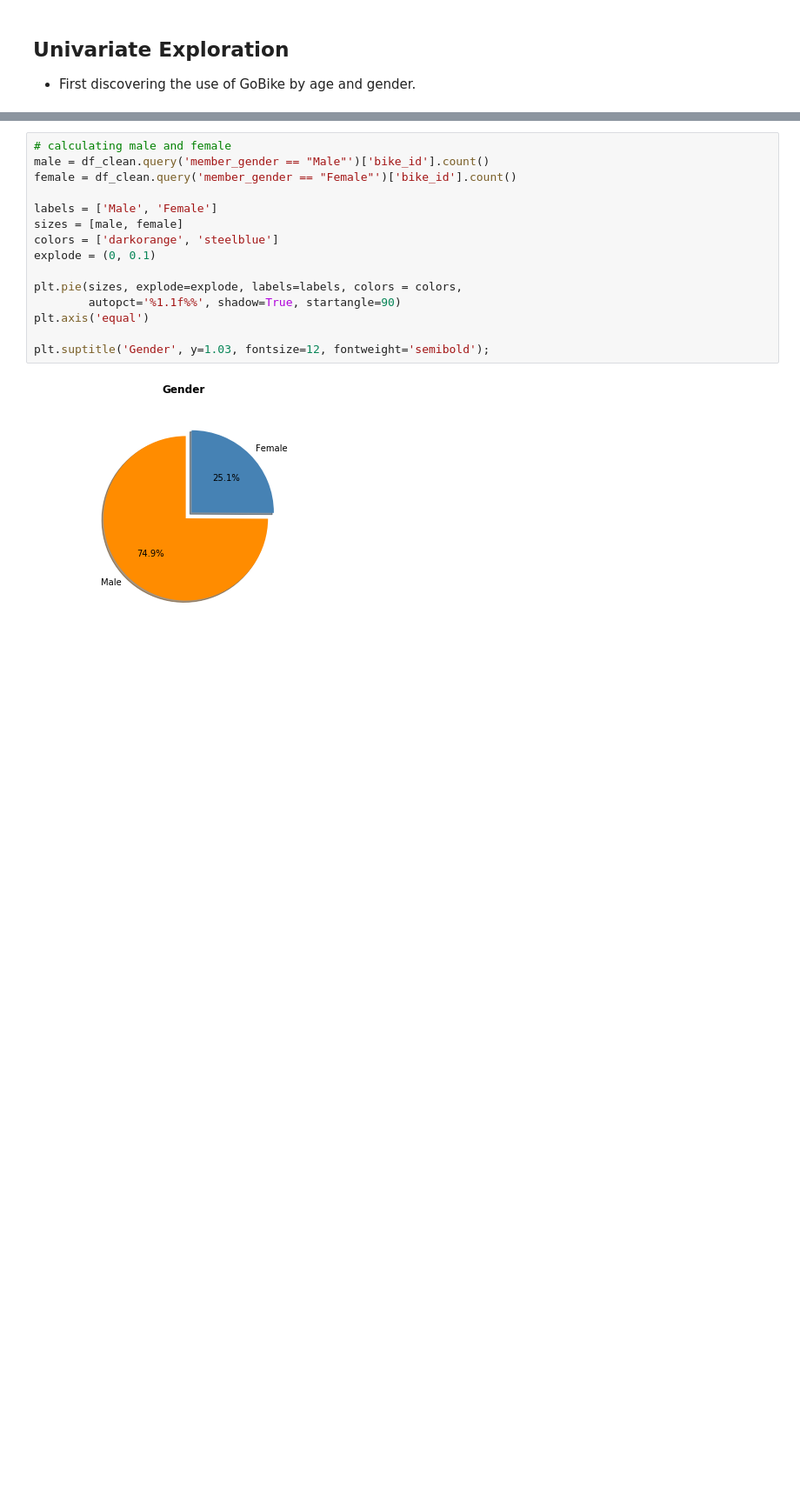
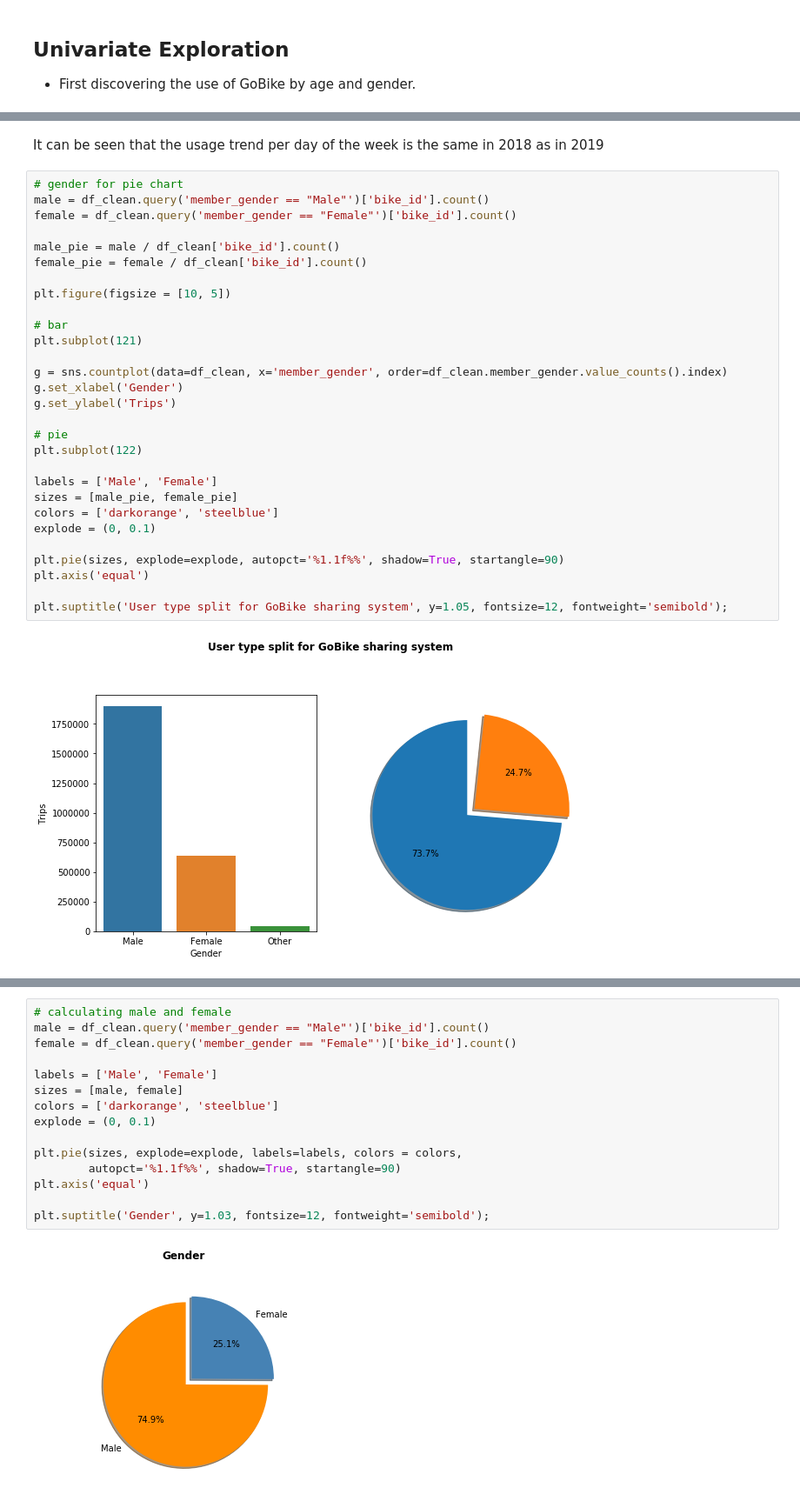
Before and after one commit to apozuelog/Data-visualization-project, a Jupyter notebook: exploration.ipynb, the cells around one changed output, grey strips where cells are left out. Shown at 87% size. Saved outputs shown, nothing was run; the diff lists cells and outputs as text; blank space fills up the shorter version.

```diff
--- a/exploration.ipynb
+++ b/exploration.ipynb
@@ -273,2 +311,35 @@ dtype: object
+# %% [markdown]
+It can be seen that the usage trend per day of the week is the same in 2018 as in 2019
+# %%
+# gender for pie chart
+male = df_clean.query('member_gender == "Male"')['bike_id'].count()
+female = df_clean.query('member_gender == "Female"')['bike_id'].count()
+
+male_pie = male / df_clean['bike_id'].count()
+female_pie = female / df_clean['bike_id'].count()
+
+plt.figure(figsize = [10, 5])
+
+# bar
+plt.subplot(121)
+
+g = sns.countplot(data=df_clean, x='member_gender', order=df_clean.member_gender.value_counts().index)
+g.set_xlabel('Gender')
+g.set_ylabel('Trips')
+
+# pie
+plt.subplot(122)
+
+labels = ['Male', 'Female']
+sizes = [male_pie, female_pie]
+colors = ['darkorange', 'steelblue']
+explode = (0, 0.1)
+
+plt.pie(sizes, explode=explode, autopct='%1.1f%%', shadow=True, startangle=90)
+plt.axis('equal')
+
+plt.suptitle('User type split for GoBike sharing system', y=1.05, fontsize=12, fontweight='semibold');
+# %% [output]
+[figure, added]
 # %%
 plt.figure(figsize = [8, 3])
```
Also changed, not shown: parts of 11 cells of this notebook.
